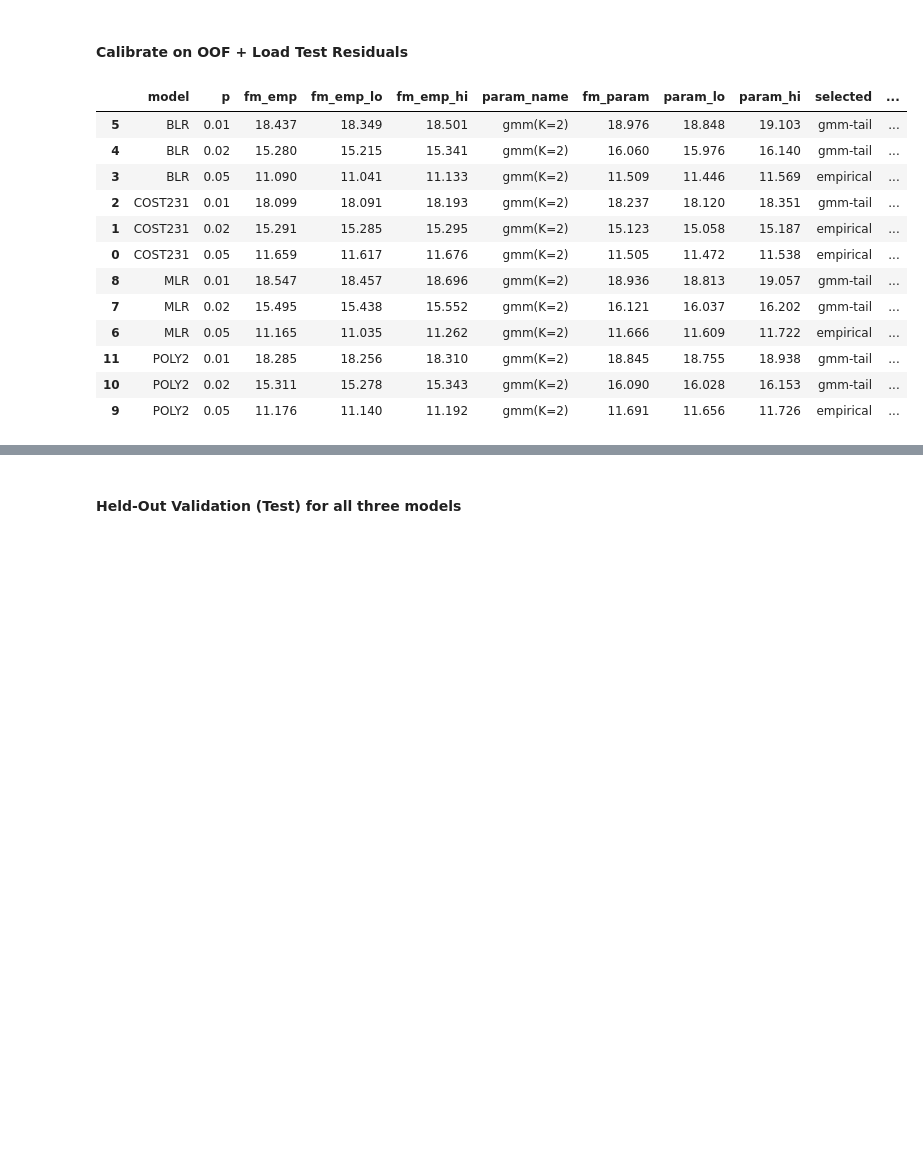
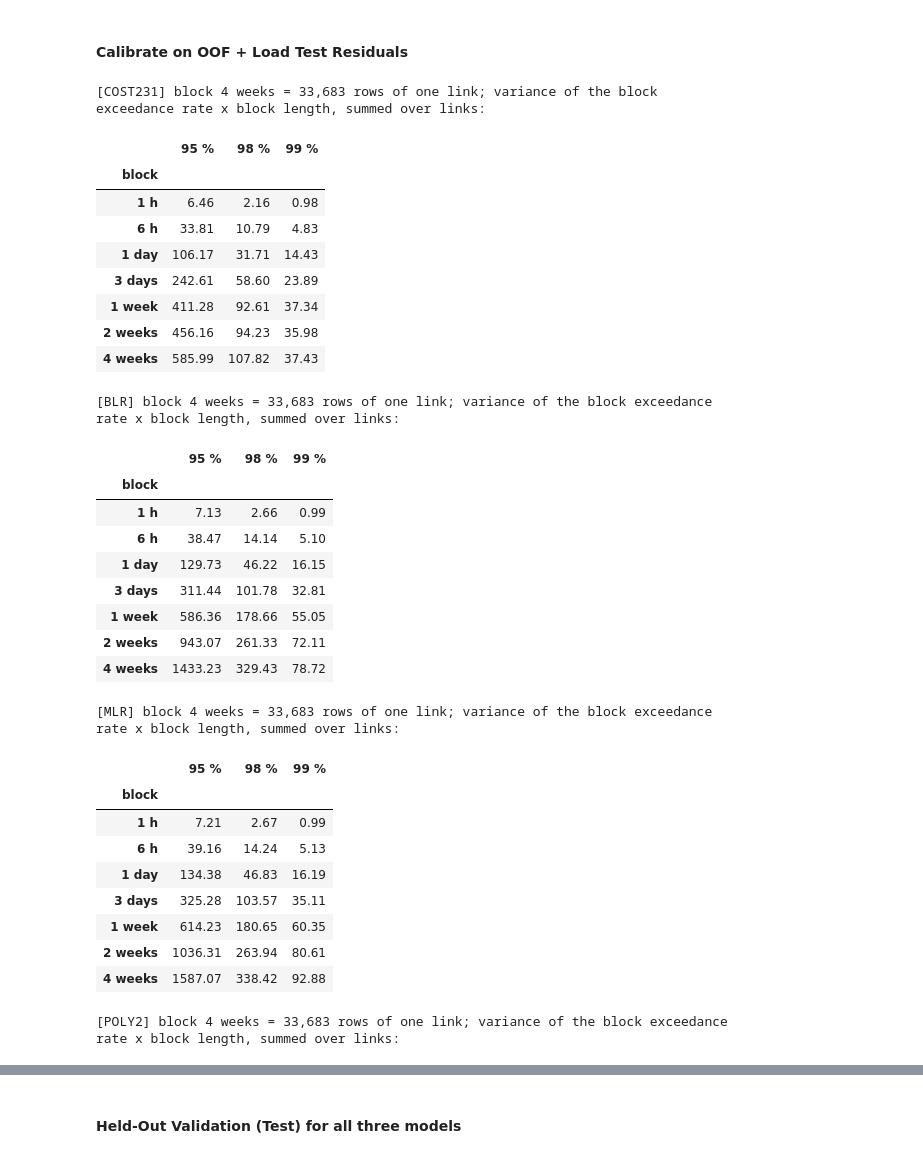
Before and after one commit to nahshonmokua/LoRaWAN-Indoor-PL-parametrics, a Jupyter notebook: 06_FADE MARGIN ANALYSIS.ipynb, the cells around one changed output, grey strips where cells are left out. Drawn from its saved outputs; the diff is of its cells as text; code cells hidden in the pictures; blank space fills up the shorter version.

```diff
--- a/06_FADE MARGIN ANALYSIS.ipynb
+++ b/06_FADE MARGIN ANALYSIS.ipynb
@@ -60,7 +62,7 @@ CANDIDATE_OOF_FILES = {
 
 # Column detection candidates
 TIME_COL_CANDS   = ["timestamp","ts","time","datetime","DateTime","TIME"]
-DEVICE_COL_CANDS = ["device","Device","ed","ED","node","Node"]
+DEVICE_COL_CANDS = ["device_id", "device", "Device", "ed", "ED", "node", "Node"]
 RESID_COL_CANDS  = ["resid_db", "residuals", "resid", "error", "epsilon"]
 
 def _first_existing(paths):
@@ -96,12 +98,14 @@ def _time_sort(df):
 oof_residuals = {}     # fam -> np.array
 test_residuals = {}    # fam -> np.array
 oof_devices   = {}     # fam -> device array or None
+oof_times     = {}     # fam -> packet times
 test_devices  = {}     # fam -> device array or None
 model_tags    = {}     # fam -> best tag from 'model' column if present
 
 for fam, candidates in CANDIDATE_OOF_FILES.items():
     oof_path = _first_existing(candidates)
     df_oof = _time_sort(pd.read_csv(oof_path))
+    oof_times[fam] = pd.to_datetime(df_oof[_find_col(df_oof, TIME_COL_CANDS)]).to_numpy()
     res_col = _pick_residual_col(df_oof)
     eps_oof = df_oof[res_col].astype(float).to_numpy()
     oof_residuals[fam] = eps_oof
@@ -443,38 +343,61 @@ def fm_with_uncertainty(eps, p, tail, block_len, B=5000, random_state=RANDOM_STA
 # %% [markdown]
 #### Calibrate on OOF + Load Test Residuals
 # %%
+# Block length of the moving-block bootstrap (within each link): the batch-means diagnostic of residual_distribution.block_rows,
+# the shortest length at which the variance of the exceedance rate has levelled off for every target; shown per family.
 rows = []
 for fam, eps in oof_residuals.items():
-    block_len = choose_block_len_acf_cluster(eps, oof_devices.get(fam))   # dependence-aware block length (per device)
-    tail = mixture_tail(eps, P_GRID, block_len, cluster=oof_devices.get(fam), B=5000)
+    block_len, block, batch = block_rows(eps, oof_times[fam], oof_devices[fam], P_GRID)
+    print(f"[{fam}] block {block} = {block_len:,} rows of one link; variance of the block exceedance rate x block length, summed over links:")
+    display(batch.round(2))
+    tail = mixture_tail(eps, P_GRID, block_len, cluster=oof_devices[fam], B=5000)
     for p in P_GRID:
         out = fm_with_uncertainty(eps, p, tail[p], block_len, B=5000,
                                   random_state=RANDOM_STATE, cluster=oof_devices.get(fam))
         rows.append({"model": fam, **out})
 
 fm_table = pd.DataFrame(rows)
 
 display_cols = [
     "model", "p",
     "fm_emp", "fm_emp_lo", "fm_emp_hi",
     "param_name", "fm_param", "param_lo", "param_hi",
     "selected", "fm_sel", "fm_sel_lo", "fm_sel_hi",
     "block_len", "estimator_note"
 ]
 
 display(fm_table[display_cols].round(3).sort_values(["model","p"]))
-fm_table.to_csv(f"{OOF_DIR}/fade_margins.csv", index=False)   # the bootstraps are the slow part; keep their result next to the residual files
+fm_table.drop(columns="boot_sel").to_csv(f"{OOF_DIR}/fade_margins.csv", index=False)   # the bootstraps are the slow part; keep their result next to the residual files
+np.savez_compressed(f"{OOF_DIR}/fade_margin_bootstrap.npz", **{f"{r.model}_{100 * (1 - r.p):g}": r.boot_sel for r in fm_table.itertuples()})
 # %% [output]
+[COST231] block 4 weeks = 33,683 rows of one link; variance of the block exceedance rate x block length, summed over links:
-|  | model | p | fm_emp | fm_emp_lo | fm_emp_hi | param_name | fm_param | param_lo | param_hi | selected | ... |
-| 5 | BLR | 0.01 | 18.437 | 18.349 | 18.501 | gmm(K=2) | 18.976 | 18.848 | 19.103 | gmm-tail | ... |
-| 4 | BLR | 0.02 | 15.280 | 15.215 | 15.341 | gmm(K=2) | 16.060 | 15.976 | 16.140 | gmm-tail | ... |
-| 3 | BLR | 0.05 | 11.090 | 11.041 | 11.133 | gmm(K=2) | 11.509 | 11.446 | 11.569 | empirical | ... |
-| 2 | COST231 | 0.01 | 18.099 | 18.091 | 18.193 | gmm(K=2) | 18.237 | 18.120 | 18.351 | gmm-tail | ... |
-| 1 | COST231 | 0.02 | 15.291 | 15.285 | 15.295 | gmm(K=2) | 15.123 | 15.058 | 15.187 | empirical | ... |
-| 0 | COST231 | 0.05 | 11.659 | 11.617 | 11.676 | gmm(K=2) | 11.505 | 11.472 | 11.538 | empirical | ... |
-| 8 | MLR | 0.01 | 18.547 | 18.457 | 18.696 | gmm(K=2) | 18.936 | 18.813 | 19.057 | gmm-tail | ... |
-| 7 | MLR | 0.02 | 15.495 | 15.438 | 15.552 | gmm(K=2) | 16.121 | 16.037 | 16.202 | gmm-tail | ... |
-| 6 | MLR | 0.05 | 11.165 | 11.035 | 11.262 | gmm(K=2) | 11.666 | 11.609 | 11.722 | empirical | ... |
-| 11 | POLY2 | 0.01 | 18.285 | 18.256 | 18.310 | gmm(K=2) | 18.845 | 18.755 | 18.938 | gmm-tail | ... |
-| 10 | POLY2 | 0.02 | 15.311 | 15.278 | 15.343 | gmm(K=2) | 16.090 | 16.028 | 16.153 | gmm-tail | ... |
-| 9 | POLY2 | 0.05 | 11.176 | 11.140 | 11.192 | gmm(K=2) | 11.691 | 11.656 | 11.726 | empirical | ... |
+|  | 95 % | 98 % | 99 % |
+| block |  |  |  |
+| 1 h | 6.46 | 2.16 | 0.98 |
+| 6 h | 33.81 | 10.79 | 4.83 |
+| 1 day | 106.17 | 31.71 | 14.43 |
+| 3 days | 242.61 | 58.60 | 23.89 |
+| 1 week | 411.28 | 92.61 | 37.34 |
+| 2 weeks | 456.16 | 94.23 | 35.98 |
+| 4 weeks | 585.99 | 107.82 | 37.43 |
+[BLR] block 4 weeks = 33,683 rows of one link; variance of the block exceedance rate x block length, summed over links:
+|  | 95 % | 98 % | 99 % |
+| block |  |  |  |
+| 1 h | 7.13 | 2.66 | 0.99 |
+| 6 h | 38.47 | 14.14 | 5.10 |
+| 1 day | 129.73 | 46.22 | 16.15 |
+| 3 days | 311.44 | 101.78 | 32.81 |
+| 1 week | 586.36 | 178.66 | 55.05 |
+| 2 weeks | 943.07 | 261.33 | 72.11 |
+| 4 weeks | 1433.23 | 329.43 | 78.72 |
+[MLR] block 4 weeks = 33,683 rows of one link; variance of the block exceedance rate x block length, summed over links:
+|  | 95 % | 98 % | 99 % |
+| block |  |  |  |
+| 1 h | 7.21 | 2.67 | 0.99 |
+| 6 h | 39.16 | 14.24 | 5.13 |
+| 1 day | 134.38 | 46.83 | 16.19 |
+| 3 days | 325.28 | 103.57 | 35.11 |
+| 1 week | 614.23 | 180.65 | 60.35 |
+| 2 weeks | 1036.31 | 263.94 | 80.61 |
+| 4 weeks | 1587.07 | 338.42 | 92.88 |
+[POLY2] block 4 weeks = 33,683 rows of one link; variance of the block exceedance rate x block length, summed over links:
```
Also changed, not shown: parts of 6 cells of this notebook.
